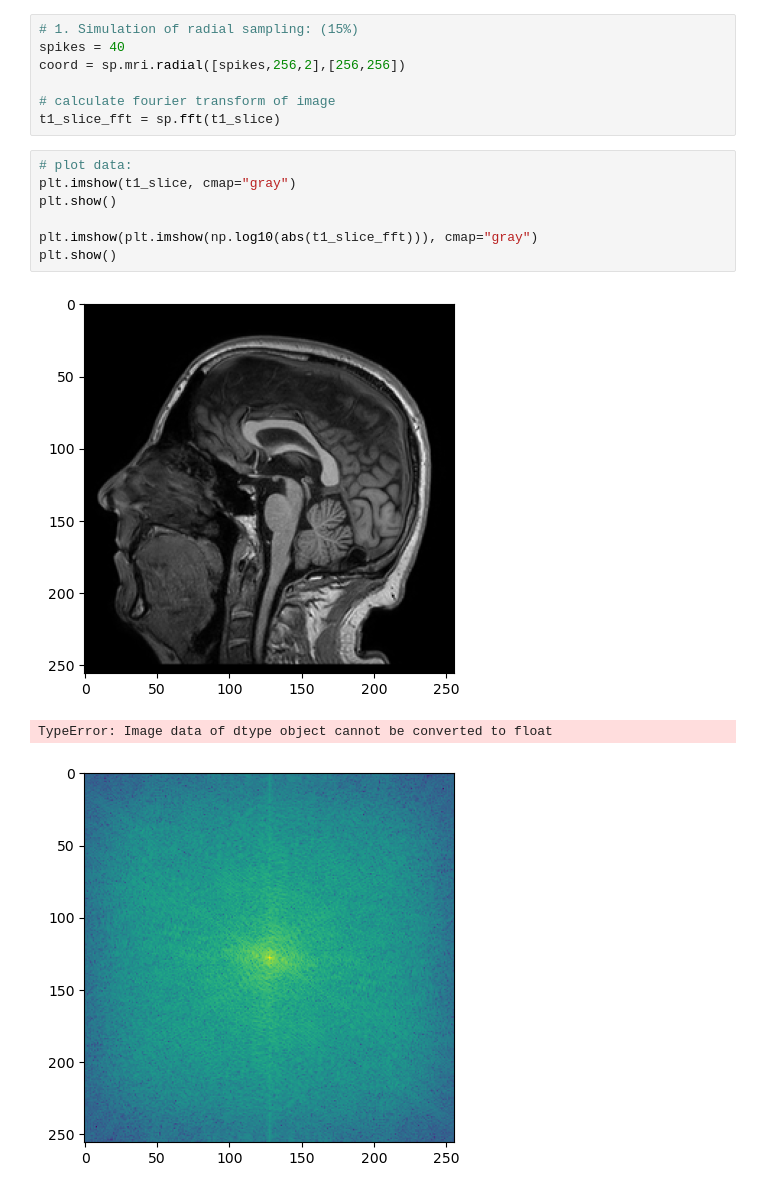
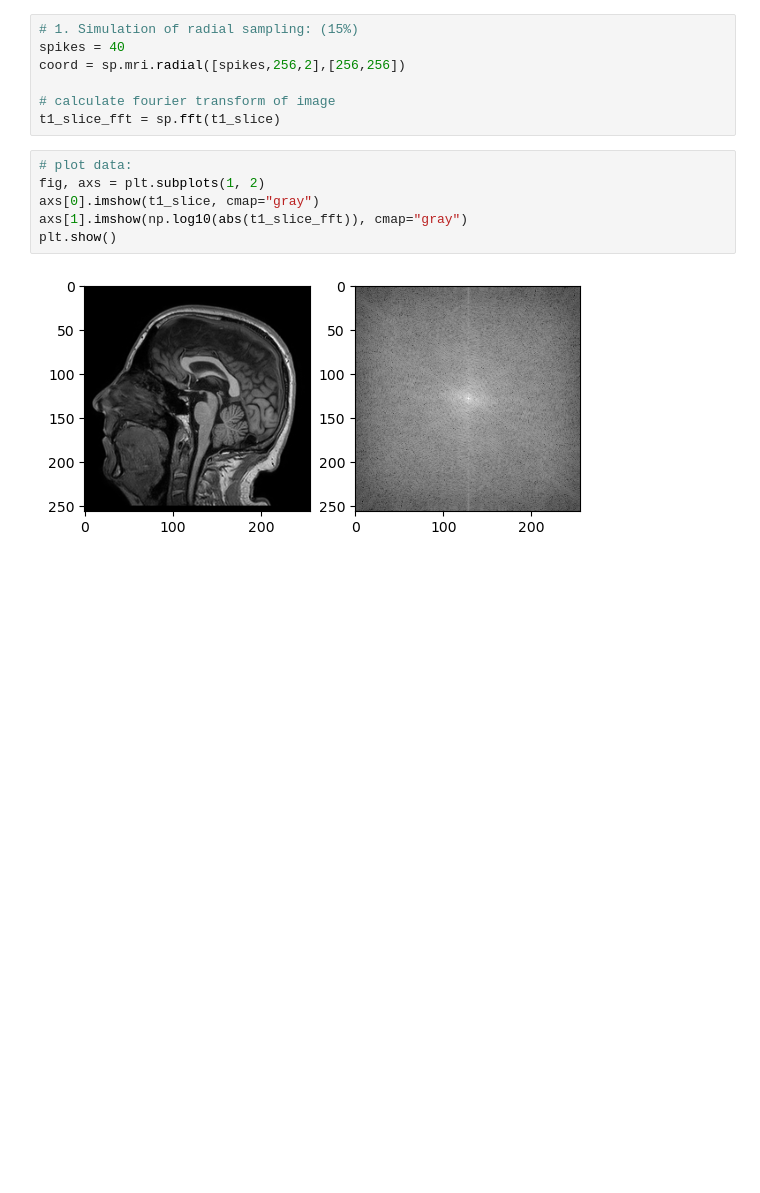
Before and after one commit to lassestahnke/HL2027_recon, a Jupyter notebook: HL2027_project_1.ipynb, the cells around one changed output. Drawn from its saved outputs; the diff is of its cells as text; blank space fills up the shorter version.

Commit message:
Added subplot of fft instead of using two seperate plots

```diff
--- a/HL2027_project_1.ipynb
+++ b/HL2027_project_1.ipynb
@@ -23,12 +23,9 @@ coord = sp.mri.radial([spikes,256,2],[256,256])
 t1_slice_fft = sp.fft(t1_slice)
 # %%
 # plot data:
-plt.imshow(t1_slice, cmap="gray")
+fig, axs = plt.subplots(1, 2)
+axs[0].imshow(t1_slice, cmap="gray")
+axs[1].imshow(np.log10(abs(t1_slice_fft)), cmap="gray")
 plt.show()
-
-plt.imshow(plt.imshow(np.log10(abs(t1_slice_fft))), cmap="gray")
-plt.show()
 # %% [output]
-[figure, old version]
+[figure, new version]
-TypeError: Image data of dtype object cannot be converted to float
-[figure, removed]
```
